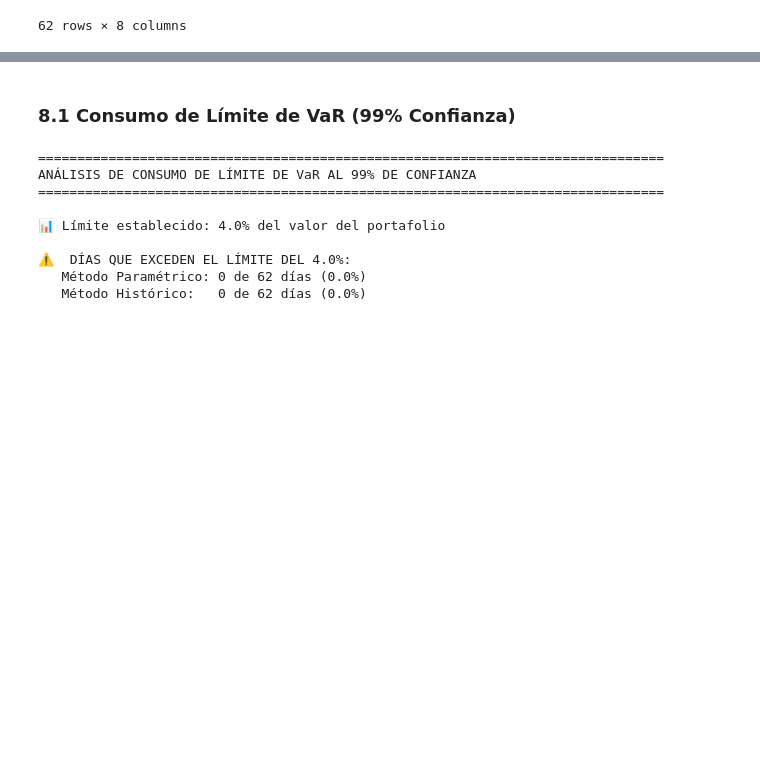
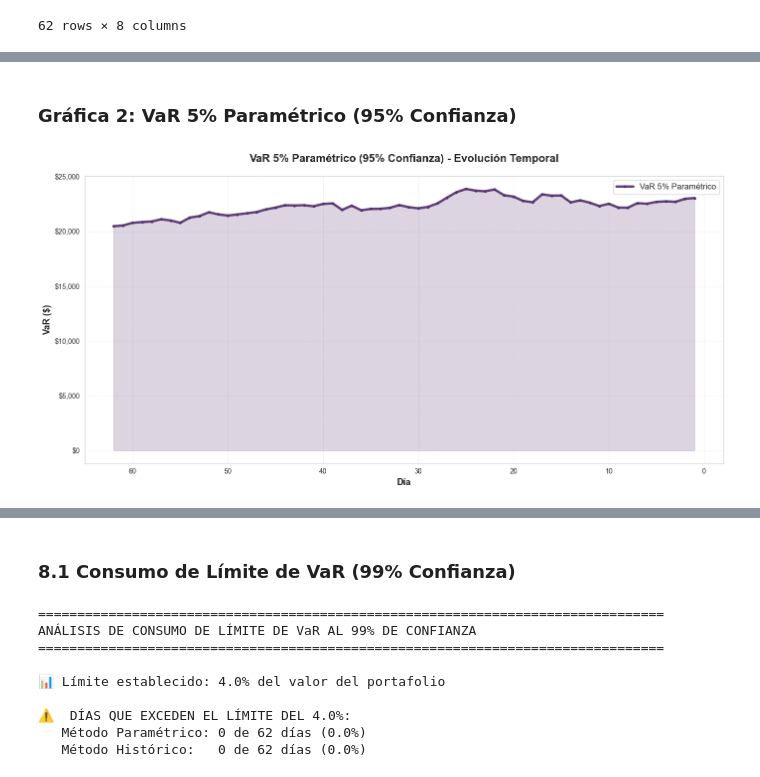
Before and after one commit to JuanMarcoCastro/Riesgos, a Jupyter notebook: RetoFinal_equipo3_cierre.ipynb, the cells around one changed output, grey strips where cells are left out. Cells and saved outputs as stored; diff of their text form; code cells hidden in the pictures; blank space fills up the shorter version.

```diff
--- a/RetoFinal_equipo3_cierre.ipynb
+++ b/RetoFinal_equipo3_cierre.ipynb
@@ -712,0 +626,30 @@ print("="*80)
+# %% [markdown]
+### Gráfica 2: VaR 5% Paramétrico (95% Confianza)
+# %%
+# ============================================================================
+# GRÁFICA 2: VaR 5% Paramétrico (95% Confianza)
+# ============================================================================
+
+fig, ax = plt.subplots(figsize=(14, 7))
+
+# Color tema morado
+color_morado = '#512d6d'
+
+ax.plot(df_comparacion['Dia'], abs(df_comparacion['VaR_5pct']),
+         linewidth=3.5, color=color_morado, label='VaR 5% Paramétrico', alpha=0.9, marker='o', markersize=3)
+ax.fill_between(df_comparacion['Dia'], 0, abs(df_comparacion['VaR_5pct']),
+                 alpha=0.2, color=color_morado)
+
+ax.set_xlabel('Día', fontsize=13, fontweight='bold')
+ax.set_ylabel('VaR ($)', fontsize=13, fontweight='bold')
+ax.set_title('VaR 5% Paramétrico (95% Confianza) - Evolución Temporal',
+              fontsize=16, fontweight='bold', pad=20)
+ax.legend(fontsize=12, loc='best')
+ax.grid(True, alpha=0.3, linestyle='--')
+ax.invert_xaxis()
+ax.yaxis.set_major_formatter(plt.FuncFormatter(lambda x, p: f'${x:,.0f}'))
+
+plt.tight_layout()
+plt.show()
+# %% [output]
+[figure, added]
```
Also changed, not shown: parts of 28 cells of this notebook, 2 other files.
